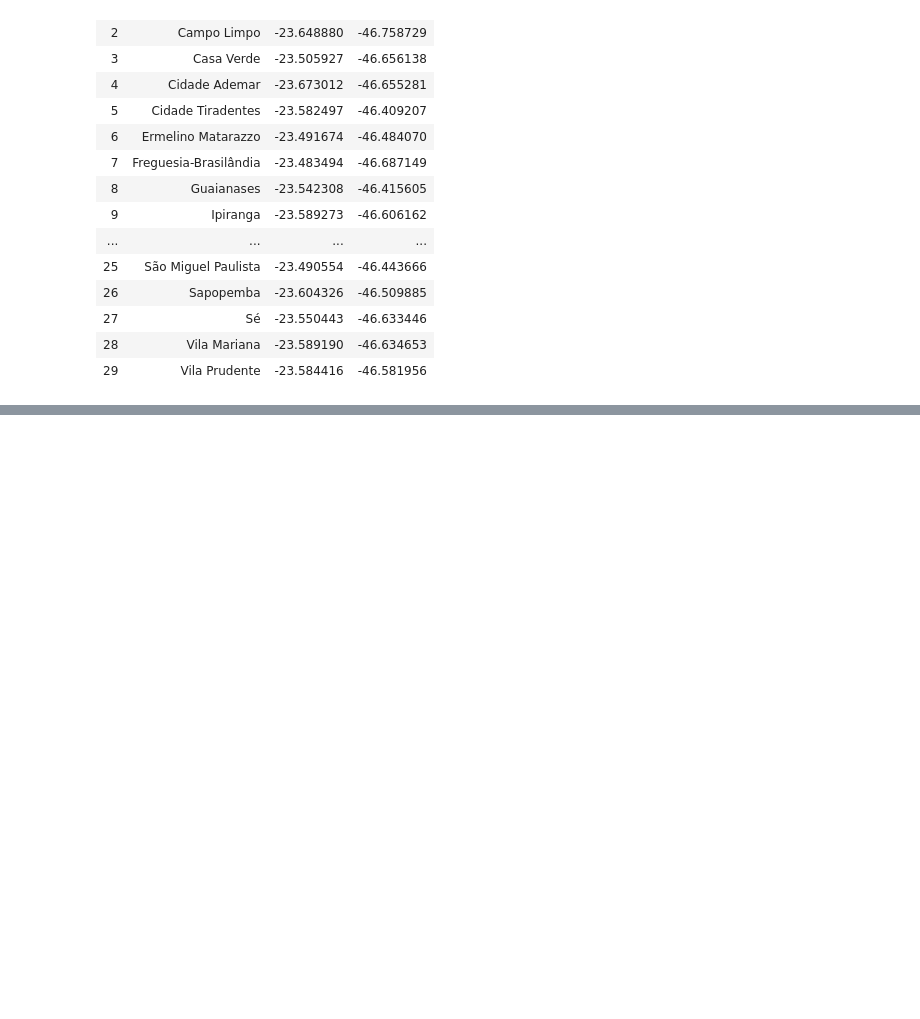
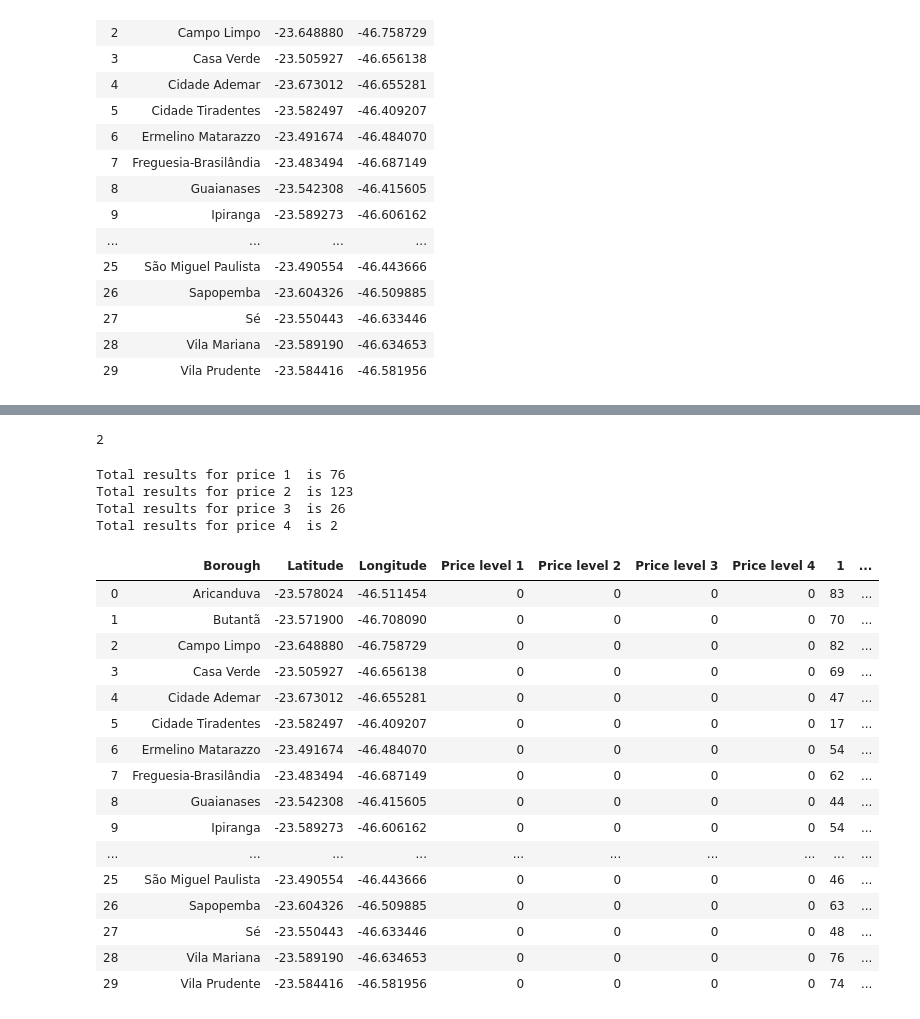
Before and after one commit to rafaelgregorut/sao_paulo_analysis, a Jupyter notebook: sao_paulo_analysis_map.ipynb, the cells around one changed output, grey strips where cells are left out. Drawn from its saved outputs; the diff is of its cells as text; code cells hidden in the pictures; blank space fills up the shorter version.

```diff
--- a/sao_paulo_analysis_map.ipynb
+++ b/sao_paulo_analysis_map.ipynb
@@ -176,0 +225,11 @@ sp_boroughs
+# %%
+RADIUS = 2000
+VERSION = 20191123
+LIMIT = 20
+CATEGORY_ID = "4d4b7105d754a06374d81259" #Food category ID
+SECTION = "food"
+PRICE = "4"
+url="https://api.foursquare.com/v2/venues/explore?client_id={}&client_secret={}&v={}&ll={},{}&radius={}&section={}&categoryId{}&limit={}&price={}".format(CLIENT_ID,CLIENT_SECRET,VERSION,lat,long,RADIUS,SECTION,CATEGORY_ID,LIMIT,PRICE)
+#url="https://api.foursquare.com/v2/venues/explore?client_id={}&client_secret={}&v={}&ll={},{}&radius={}&categoryId{}&limit={}&price={}".format(CLIENT_ID,CLIENT_SECRET,VERSION,lat,long,RADIUS,CATEGORY_ID,LIMIT,PRICE)
+#url="https://api.foursquare.com/v2/venues/explore?client_id={}&client_secret={}&v={}&ll={},{}&radius={}&limit={}&price={}".format(CLIENT_ID,CLIENT_SECRET,VERSION,lat,long,RADIUS,LIMIT,PRICE)
+results = requests.get(url).json()
@@ -176,0 +256,18 @@ sp_boroughs
+# %%
+total_results = results["response"]["totalResults"]
+total_results
+# %% [output]
+2
+# %%
+#Need to do for each range of price (1, 2, 3, 4)
+prices = ["1","2","3","4"]
+for price in prices:
+    url="https://api.foursquare.com/v2/venues/explore?client_id={}&client_secret={}&v={}&ll={},{}&radius={}&section={}&categoryId{}&limit={}&price={}".format(CLIENT_ID,CLIENT_SECRET,VERSION,lat,long,RADIUS,SECTION,CATEGORY_ID,LIMIT,price)
+    results = requests.get(url).json()
+    total_results = results["response"]["totalResults"]
+    print("Total results for price",price," is",total_results)
+# %% [output]
+Total results for price 1  is 76
+Total results for price 2  is 123
+Total results for price 3  is 26
+Total results for price 4  is 2
@@ -176,0 +283,20 @@ sp_boroughs
+# %%
+sp_boroughs
+# %% [output]
+|  | Borough | Latitude | Longitude | Price level 1 | Price level 2 | Price level 3 | Price level 4 | 1 | ... |
+| 0 | Aricanduva | -23.578024 | -46.511454 | 0 | 0 | 0 | 0 | 83 | ... |
+| 1 | Butantã | -23.571900 | -46.708090 | 0 | 0 | 0 | 0 | 70 | ... |
+| 2 | Campo Limpo | -23.648880 | -46.758729 | 0 | 0 | 0 | 0 | 82 | ... |
+| 3 | Casa Verde | -23.505927 | -46.656138 | 0 | 0 | 0 | 0 | 69 | ... |
+| 4 | Cidade Ademar | -23.673012 | -46.655281 | 0 | 0 | 0 | 0 | 47 | ... |
+| 5 | Cidade Tiradentes | -23.582497 | -46.409207 | 0 | 0 | 0 | 0 | 17 | ... |
+| 6 | Ermelino Matarazzo | -23.491674 | -46.484070 | 0 | 0 | 0 | 0 | 54 | ... |
+| 7 | Freguesia-Brasilândia | -23.483494 | -46.687149 | 0 | 0 | 0 | 0 | 62 | ... |
+| 8 | Guaianases | -23.542308 | -46.415605 | 0 | 0 | 0 | 0 | 44 | ... |
+| 9 | Ipiranga | -23.589273 | -46.606162 | 0 | 0 | 0 | 0 | 54 | ... |
+| ... | ... | ... | ... | ... | ... | ... | ... | ... | ... |
+| 25 | São Miguel Paulista | -23.490554 | -46.443666 | 0 | 0 | 0 | 0 | 46 | ... |
+| 26 | Sapopemba | -23.604326 | -46.509885 | 0 | 0 | 0 | 0 | 63 | ... |
+| 27 | Sé | -23.550443 | -46.633446 | 0 | 0 | 0 | 0 | 48 | ... |
+| 28 | Vila Mariana | -23.589190 | -46.634653 | 0 | 0 | 0 | 0 | 76 | ... |
+| 29 | Vila Prudente | -23.584416 | -46.581956 | 0 | 0 | 0 | 0 | 74 | ... |
```
Also changed, not shown: parts of 24 cells of this notebook.
